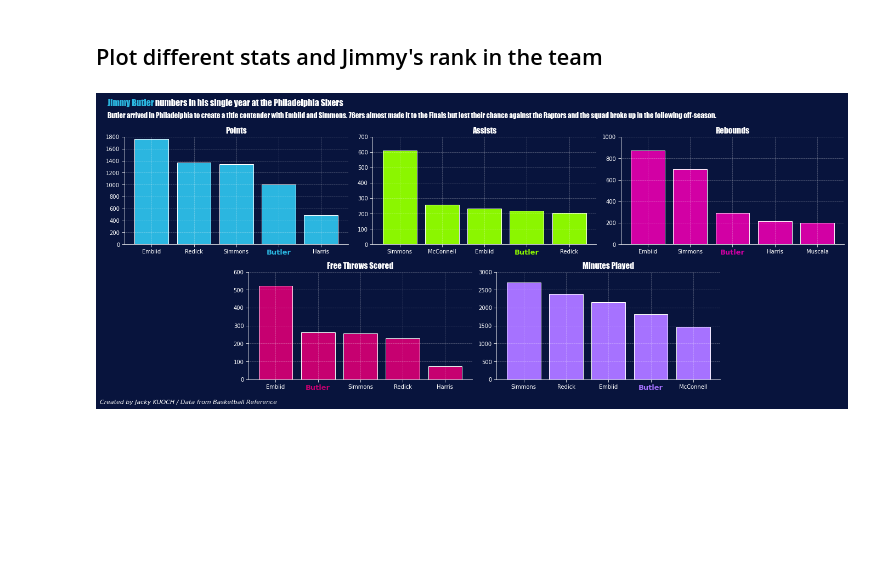
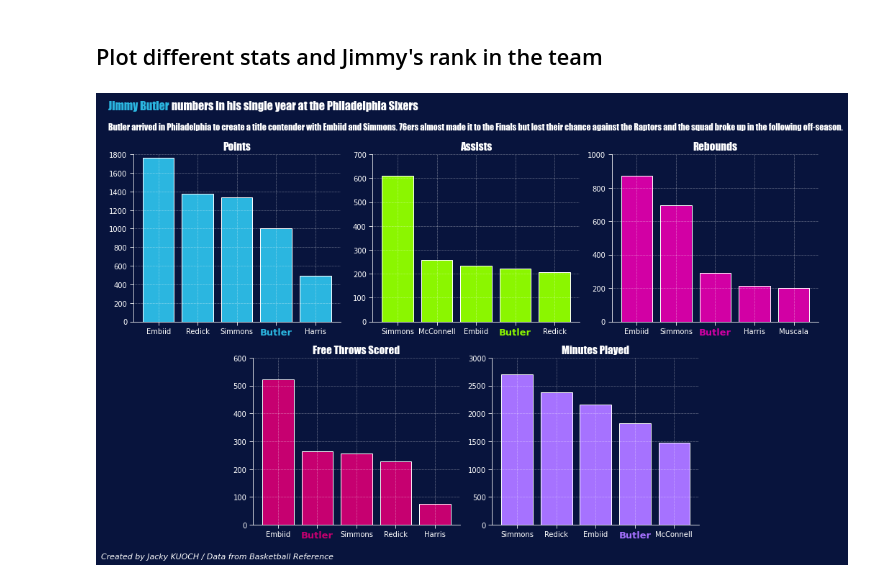
Before and after one commit to JackyKch/JimmyButler, a Jupyter notebook: coding/philly_importance.ipynb, the cells around one changed output. Cells and saved outputs as stored; diff of their text form; code cells hidden in the pictures; blank space fills up the shorter version.

```diff
--- a/coding/philly_importance.ipynb
+++ b/coding/philly_importance.ipynb
@@ -51,7 +51,7 @@ minutes = df.sort_values(by=['MP'], ascending=False).head(5)
 freethrows = df.sort_values(by=['FT'], ascending=False).head(5)
 # %%
 # Create subplots
-fig,axs = plt.subplots(2,3,figsize = (19,7))
+fig,axs = plt.subplots(2,3,figsize = (14,8))
 hfont = {'fontname':'Impact'}
 
 #Position of the plots
@@ -123,7 +123,7 @@ ax5.set_ylim(0,3000)
 
 # Title and credits
 fig_text(0.01,1.08, s="<Jimmy Butler> numbers in his single year at the Philadelphia Sixers\n", highlight_textprops=[{"color": '#2bb6e0'}], fontsize = 16, fontweight = "bold", color = "w", **hfont)
-fig.text(0.01,1.01, "Butler arrived in Philadelphia to create a title contender with Embiid and Simmons. 76ers almost made it to the Finals but lost their chance against the Raptors and the squad broke up in the following off-season.", fontsize = 13, fontweight="light", color = "w", **hfont)
+fig.text(0.01,1.01, "Butler arrived in Philadelphia to create a title contender with Embiid and Simmons. 76ers almost made it to the Finals but lost their chance against the Raptors and the squad broke up in the following off-season.", fontsize = 12, fontweight="light", color = "w", **hfont)
 fig.text(0, -0.025, "Created by Jacky KUOCH / Data from Basketball Reference",fontstyle="italic",fontsize=11, color="w")
 
 # Plot bar charts of stats
@@ -141,31 +141,31 @@ ax4.set_title("Free Throws Scored", color="w", fontsize=15 , **hfont)
 ax5.set_title("Minutes Played", color="w", fontsize=15 , **hfont)
 
 #Highlight Jimmy's xticks for first plot
 ax1.get_xticklabels()[3].set_color("#2bb6e0")
 ax1.get_xticklabels()[3].set_fontsize(13)
 ax1.get_xticklabels()[3].set_weight("heavy")
 
 #Highlight Jimmy's xticks for second plot
 ax2.get_xticklabels()[3].set_color("#8BF600")
 ax2.get_xticklabels()[3].set_fontsize(13)
 ax2.get_xticklabels()[3].set_weight("heavy")
 
 #Highlight Jimmy's xticks for third plot
 ax3.get_xticklabels()[2].set_color("#D200A4")
 ax3.get_xticklabels()[2].set_fontsize(13)
 ax3.get_xticklabels()[2].set_weight("heavy")
 
 #Highlight Jimmy's xticks for fourth plot
 ax4.get_xticklabels()[1].set_color("#C60070")
 ax4.get_xticklabels()[1].set_fontsize(13)
 ax4.get_xticklabels()[1].set_weight("heavy")
 
 #Highlight Jimmy's xticks for fith plot
 ax5.get_xticklabels()[3].set_color("#A672FF")
 ax5.get_xticklabels()[3].set_fontsize(13)
 ax5.get_xticklabels()[3].set_weight("heavy")
 
 
 fig.tight_layout()
 # %% [output]
-[figure, old version]
+[figure, new version]
```
